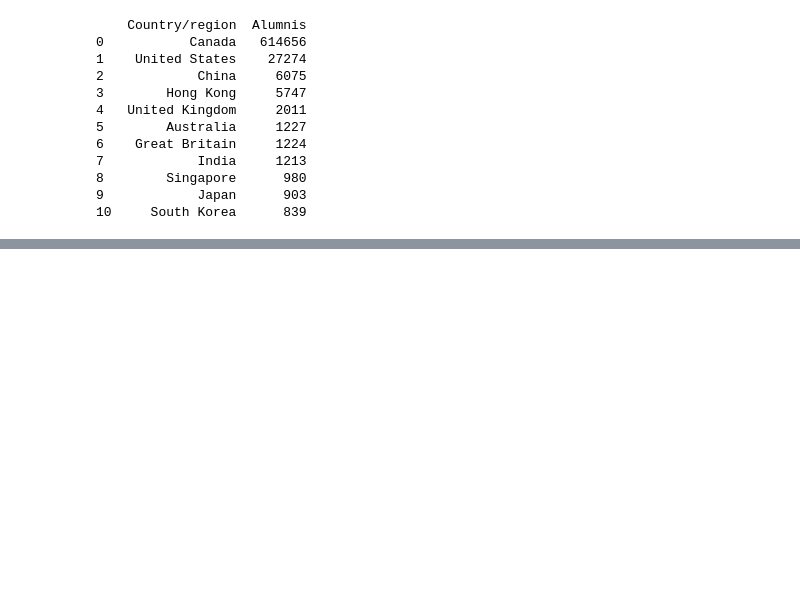
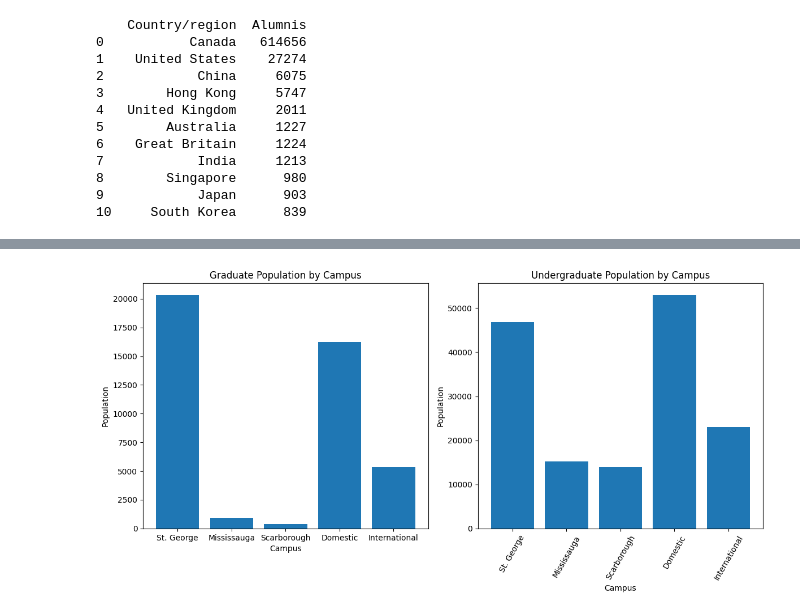
Before and after one commit to cotse900/cantek_py, a Jupyter notebook: uoft.ipynb, the cells around one changed output, grey strips where cells are left out. Saved outputs shown, nothing was run; the diff lists cells and outputs as text; code cells hidden in the pictures; blank space fills up the shorter version.

```diff
--- a/uoft.ipynb
+++ b/uoft.ipynb
@@ -101,13 +101,13 @@ alumni_data = [
     614656, 27274, 6075, 5747, 2011, 1227, 1224, 1213, 980, 903, 839
 ]
 # %%
-df = pd.DataFrame({
+df1 = pd.DataFrame({
     "Campus": graduate_data[:6],
     "Graduates": graduate_data[6:]
 })
 
 # Display the DataFrame as a table
-print(df)
+print(df1)
 # %% [output]
           Campus  Graduates
 0     St. George      20335
@@ -174,0 +371,3 @@ print(df4)
+# %%
+student_pop = pd.merge(df1, df2, on="Campus", how="left")
+student_pop
@@ -174,0 +404,30 @@ print(df4)
+# %%
+# student_pop
+
+import matplotlib.pyplot as plt
+
+graduates_data = student_pop[student_pop['Campus'] != 'Total'][['Campus', 'Graduates']]
+undergraduates_data = student_pop[student_pop['Campus'] != 'Total'][['Campus', 'Undergraduates']]
+
+# Create subplots for graduate and undergraduate populations
+fig, (ax1, ax2) = plt.subplots(1, 2, figsize=(12, 6))
+
+# Bar plot for graduates
+ax1.bar(graduates_data['Campus'], graduates_data['Graduates'])
+ax1.set_title('Graduate Population by Campus')
+ax1.set_xlabel('Campus')
+ax1.set_ylabel('Population')
+
+# Bar plot for undergraduates
+ax2.bar(undergraduates_data['Campus'], undergraduates_data['Undergraduates'])
+ax2.set_title('Undergraduate Population by Campus')
+ax2.set_xlabel('Campus')
+ax2.set_ylabel('Population')
+
+plt.xticks(rotation=60)
+
+# Display the plots
+plt.tight_layout()
+plt.show()
+# %% [output]
+[figure, added]
```
Also changed, not shown: parts of 21 cells of this notebook, 1 other file.
